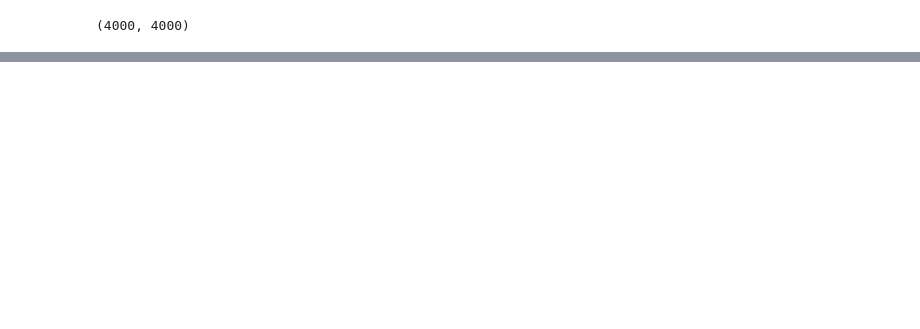
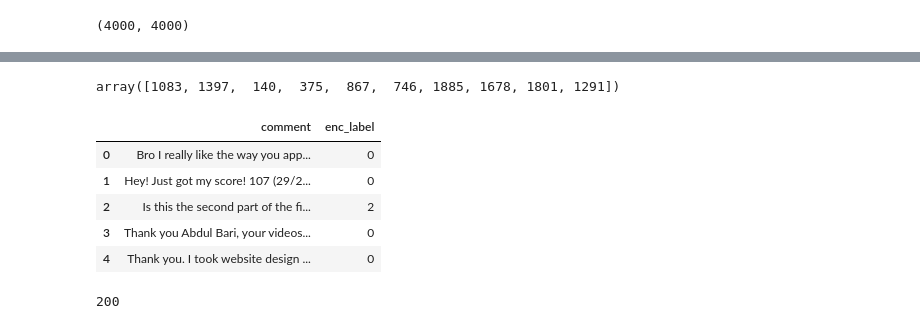
Before and after one commit to abhishekanand1710/not-too-similar, a Jupyter notebook: Sample_Dataset_using_Sentence_Transfomers_and_FAISS.ipynb, the cells around one changed output, grey strips where cells are left out. Cells and saved outputs as stored; diff of their text form; code cells hidden in the pictures; blank space fills up the shorter version.

```diff
--- a/Sample_Dataset_using_Sentence_Transfomers_and_FAISS.ipynb
+++ b/Sample_Dataset_using_Sentence_Transfomers_and_FAISS.ipynb
@@ -469,0 +492,2 @@ weighted avg       0.78      0.80      0.78      4000
+# %%
+comment_embs_np = comment_embeddings.detach().cpu().numpy()
@@ -469,0 +509,6 @@ weighted avg       0.78      0.80      0.78      4000
+# %%
+ncentroids = 200
+niter = 20
+verbose = True
+kmeans = faiss.Kmeans(dim, ncentroids, niter=niter, verbose=verbose)
+kmeans.train(comment_embs_np)
@@ -469,0 +517,4 @@ weighted avg       0.78      0.80      0.78      4000
+# %%
+index = faiss.IndexFlatL2(dim)
+index.add(comment_embs_np)
+D, I = index.search(kmeans.centroids, 1)
@@ -469,0 +538,19 @@ weighted avg       0.78      0.80      0.78      4000
+# %%
+ids = I.reshape(-1)
+ids[:10]
+# %% [output]
+array([1083, 1397,  140,  375,  867,  746, 1885, 1678, 1801, 1291])
+# %%
+train_df_faiss = pd.concat([X_train.iloc[ids], y_train.iloc[ids]], axis=1).reset_index(drop=True)
+train_df_faiss.head()
+# %% [output]
+|  | comment | enc_label |
+| 0 | Bro I really like the way you app... | 0 |
+| 1 | Hey! Just got my score! 107 (29/2... | 0 |
+| 2 | Is this the second part of the fi... | 2 |
+| 3 | Thank you Abdul Bari, your videos... | 0 |
+| 4 | Thank you. I took website design ... | 0 |
+# %%
+len(train_df_faiss)
+# %% [output]
+200
```
Also changed, not shown: parts of 41 cells of this notebook.
